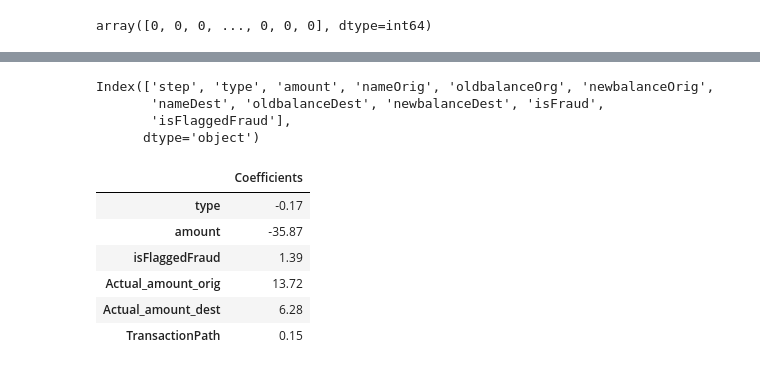
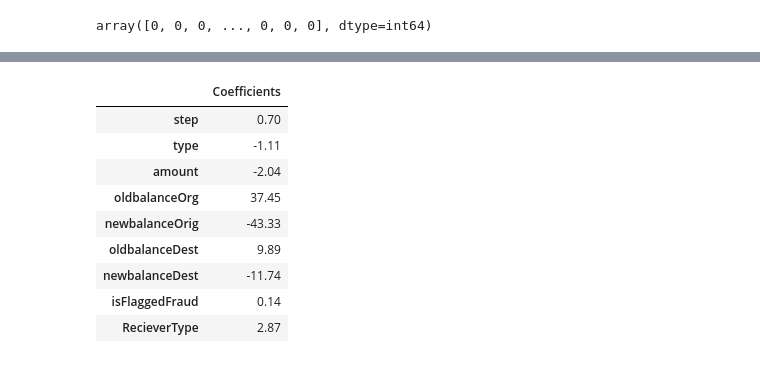
Before and after one commit to sachincmanjrekar/FraudDetection, a Jupyter notebook: FraudTransactionDetection.ipynb, the cells around one changed output, grey strips where cells are left out. Cells and saved outputs as stored; diff of their text form; code cells hidden in the pictures.

```diff
--- a/FraudTransactionDetection.ipynb
+++ b/FraudTransactionDetection.ipynb
@@ -207,0 +252,5 @@ None
+# %%
+new_df.drop(columns=['nameOrig','nameDest'],inplace=True)
+# %%
+new_df['type']=new_df['type'].map({'TRANSFER':1,'CASH_OUT':2,'PAYMENT':3,'DEBIT':3,'CASH_IN':3})
+new_df['RecieverType']=new_df['RecieverType'].map({'M':1,'C':2})
@@ -234,10 +325,8 @@ calc_vif(new_df)
 # %%
 new_df['Actual_amount_orig'] = new_df.apply(lambda x: x['oldbalanceOrg'] - x['newbalanceOrig'],axis=1)
 new_df['Actual_amount_dest'] = new_df.apply(lambda x: x['oldbalanceDest'] - x['newbalanceDest'],axis=1)
-new_df['TransactionPath'] = new_df.apply(lambda x: x['nameOrig'] + x['nameDest'],axis=1)
 
-#Dropping columns
-new_df = new_df.drop(['oldbalanceOrg','newbalanceOrig','oldbalanceDest','newbalanceDest','step','nameOrig','nameDest'],axis=1)
+new_df = new_df.drop(['oldbalanceOrg','newbalanceOrig','oldbalanceDest','newbalanceDest','step'],axis=1)
 
 calc_vif(new_df)
 # %% [output]
@@ -276,9 +369,9 @@ from imblearn.combine import SMOTEENN
 smt = SMOTEENN(sampling_strategy='all')
 X_train_balanced, y_train_balanced = smt.fit_resample(X_train_scaled, y_train)
 # %%
-from sklearn.linear_model import LogisticRegression #main code that build the LR model
-logistic_regression= LogisticRegression() #initialise the required package
-logistic_regression.fit(X_train_balanced,y_train_balanced) #magic happens - best values of betas - training/learning happens here
+from sklearn.linear_model import LogisticRegression #LR model
+logistic_regression= LogisticRegression()
+logistic_regression.fit(X_train_scaled, y_train)
 # %% [output]
 LogisticRegression()
 # %%
@@ -301,23 +395,20 @@ Index(['type', 'amount', 'isFraud', 'isFlaggedFraud', 'Actual_amount_orig',
       dtype='object')
-# %%
-df.columns
-# %% [output]
-Index(['step', 'type', 'amount', 'nameOrig', 'oldbalanceOrg', 'newbalanceOrig',
-       'nameDest', 'oldbalanceDest', 'newbalanceDest', 'isFraud',
-       'isFlaggedFraud'],
-      dtype='object')
 # %%
-coef=pd.DataFrame(logistic_regression.coef_.reshape(-1),[['type', 'amount', 'isFlaggedFraud', 'Actual_amount_orig',
-       'Actual_amount_dest', 'TransactionPath']],["Coefficients"])
+coef=pd.DataFrame(logistic_regression.coef_.reshape(-1),[['step', 'type', 'amount', 'oldbalanceOrg', 'newbalanceOrig',
+       'oldbalanceDest', 'newbalanceDest', 'isFlaggedFraud',
+       'RecieverType']],["Coefficients"])
 coef
 # %% [output]
 |  | Coefficients |
-| type | -0.17 |
-| amount | -35.87 |
-| isFlaggedFraud | 1.39 |
-| Actual_amount_orig | 13.72 |
-| Actual_amount_dest | 6.28 |
-| TransactionPath | 0.15 |
+| step | 0.70 |
+| type | -1.11 |
+| amount | -2.04 |
+| oldbalanceOrg | 37.45 |
+| newbalanceOrig | -43.33 |
+| oldbalanceDest | 9.89 |
+| newbalanceDest | -11.74 |
+| isFlaggedFraud | 0.14 |
+| RecieverType | 2.87 |
 # %%
 coef.reset_index(inplace=True)
 coef["Coefficients"]=coef["Coefficients"].apply(lambda x:abs(x))
```
Also changed, not shown: parts of 94 cells of this notebook.
